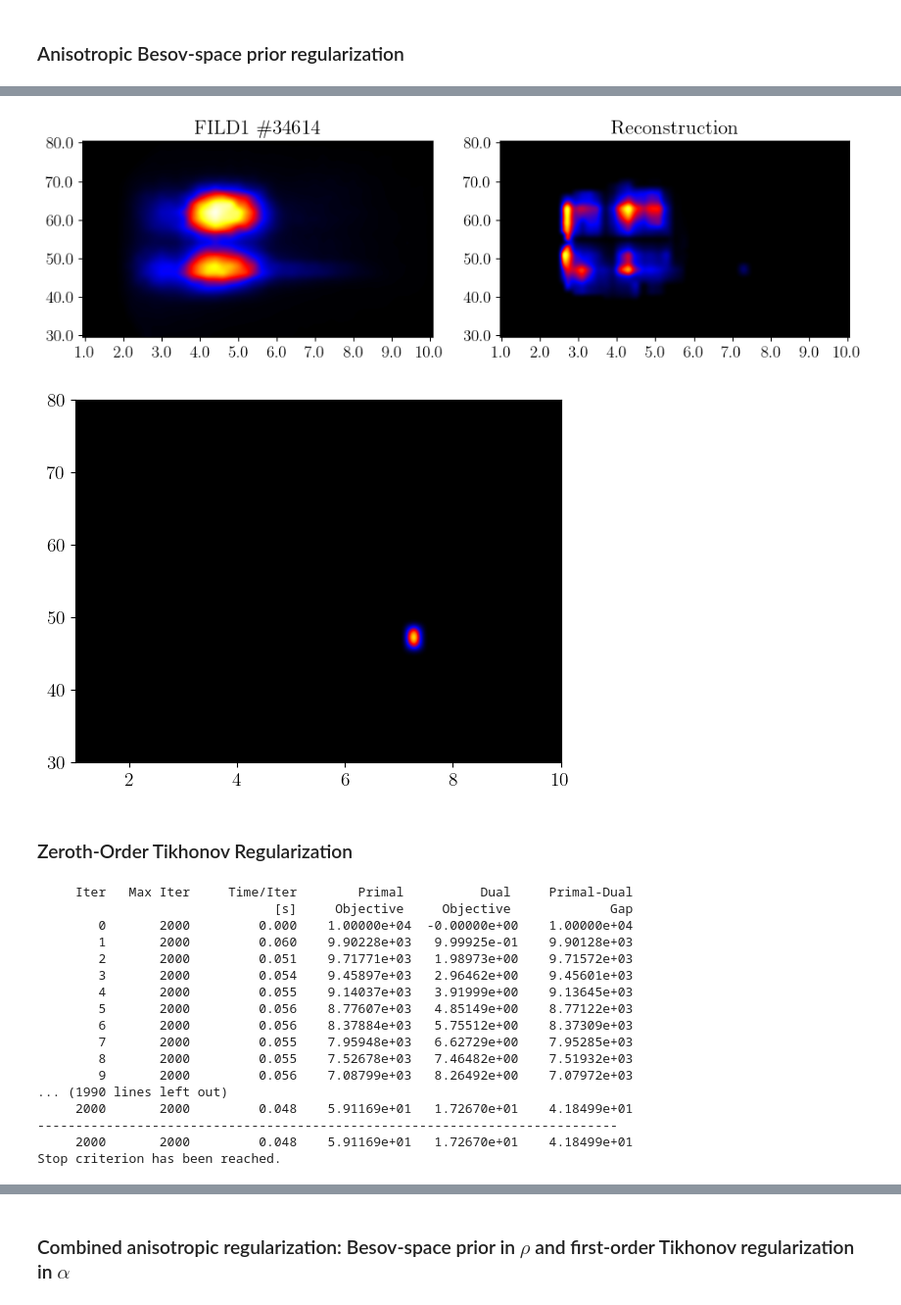
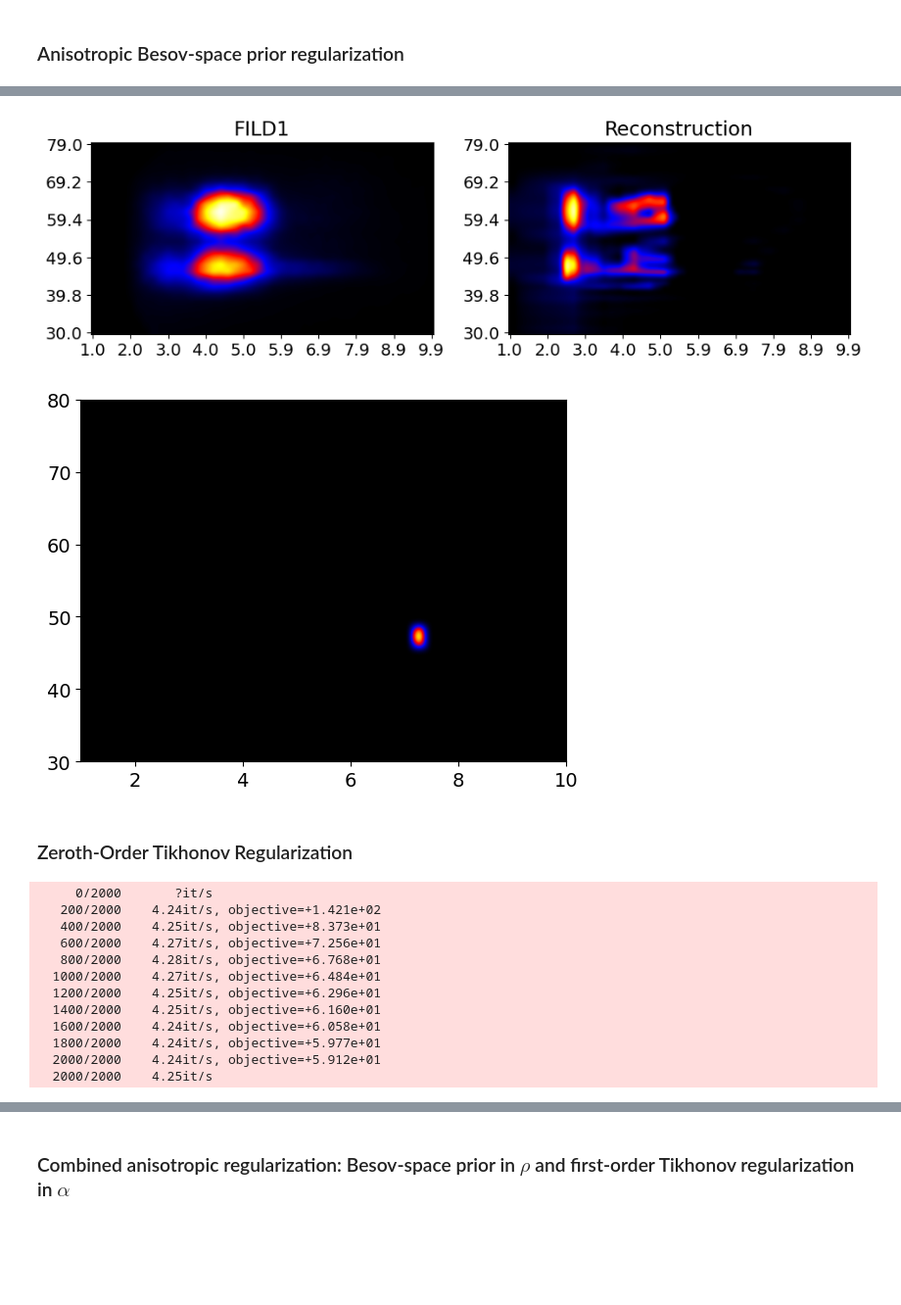
Before and after one commit to TomographicImaging/CIL-User-Showcase, a Jupyter notebook: 013_anisotropic_regularization_for_FILD_measurements/013_anisotropic_regularization_for_FILD_measurements.ipynb, the cells around one changed output, grey strips where cells are left out. Shown: that part at 98% size. Drawn from its saved outputs; the diff is of its cells as text; code cells hidden in the pictures; blank space fills up the shorter version.

Commit message:
Wavelet.py replaced by CIL import, max iterations removed, update objective interval changed and callbacks changed for better visualisation in rendered notebook

```diff
--- a/013_anisotropic_regularization_for_FILD_measurements/013_anisotropic_regularization_for_FILD_measurements.ipynb
+++ b/013_anisotropic_regularization_for_FILD_measurements/013_anisotropic_regularization_for_FILD_measurements.ipynb
@@ -86,9 +85,9 @@ The following section sets up the computational environment using CIL and necess
 # %%
 import matplotlib.pyplot as plt
 from matplotlib import rcParams
-rcParams['font.family'] = 'serif'
-rcParams['font.serif'] = ['Computer Modern Roman']
-rcParams['text.usetex'] = True
+#rcParams['font.family'] = 'serif'
+#rcParams['font.serif'] = ['Computer Modern Roman']
+#rcParams['text.usetex'] = True
 rcParams.update({'font.size': 14})
 from manolo_colormap import manolo_colormap
 from matplotlib.colors import ListedColormap
@@ -98,11 +97,11 @@ from netCDF4 import Dataset
 import numpy as np
 from scipy.interpolate import RegularGridInterpolator
 from cil.framework import ImageGeometry
-from cil.optimisation.operators import BlockOperator, FiniteDifferenceOperator, IdentityOperator
+from cil.optimisation.operators import BlockOperator, FiniteDifferenceOperator, IdentityOperator, WaveletOperator
 from cil.optimisation.functions import IndicatorBox, BlockFunction, L2NormSquared, L1Norm
 from cil.optimisation.algorithms import PDHG
+from cil.optimisation.utilities import callbacks
 from my_custom_operator import MyCustomOperator
-from WaveletOperator import WaveletOperator
 # %% [markdown]
 <a id="operators"></a>
 ## 4. Custom Operators
@@ -634,8 +621,8 @@ G = IndicatorBox(lower=0, upper=muA * mask)
 sigma = 1.0
 initial = dg.allocate(0.0)
 
-pdhg_algorithm = PDHG(initial=initial, f=F, g=G, operator=K, sigma=sigma, max_iteration=10000)
+pdhg_algorithm = PDHG(initial=initial, f=F, g=G, operator=K, sigma=sigma, update_objective_interval=200)
 # %%
-results = pdhg_algorithm.run(3000, verbose=0)
+pdhg_algorithm.run(3000, verbose=2, callbacks=[callbacks.TextProgressCallback()])
 result = pdhg_algorithm.get_output()
 result_array = result.array
@@ -642,25 +647,25 @@ result_array = result.array
 # %%
 result_array_2D = result_array.reshape((51,91))
 
 num_xticks = 10;num_yticks = 6;xtick_positions = np.linspace(0, b_2D.shape[1]-1, num_xticks).astype(int);xtick_labels = np.round(new_x[xtick_positions], 1)
 ytick_positions = np.linspace(0, b_2D.shape[0]-1, num_yticks).astype(int);ytick_labels = np.round(new_y[ytick_positions], 1)
 
 plt.figure(figsize=(10, 5))
-ax1 = plt.subplot(121);im1 = ax1.imshow(b_2D, cmap=manolo_cmap, interpolation='bicubic', origin='lower');ax1.set_title('FILD1 \#34614')
+ax1 = plt.subplot(121);im1 = ax1.imshow(b_2D, cmap=manolo_cmap, interpolation='bicubic', origin='lower');ax1.set_title('FILD1')
 ax1.set_xticks(xtick_positions);ax1.set_xticklabels(xtick_labels);ax1.set_yticks(ytick_positions);ax1.set_yticklabels(ytick_labels)
 ax2 = plt.subplot(122);im2 = ax2.imshow(result_array_2D, cmap=manolo_cmap, interpolation='bicubic', origin='lower');ax2.set_title('Reconstruction')
 ax2.set_xticks(xtick_positions);ax2.set_xticklabels(xtick_labels);ax2.set_yticks(ytick_positions);ax2.set_yticklabels(ytick_labels)
 
 plt.tight_layout()
 # %% [output]
-[figure, old version]
+[figure, new version]
 # %%
 result_array_2D_HEF = result_array_2D.copy()
 result_array_2D_HEF[:, 0:49] = 0
 fig, ax = plt.subplots()
 im = ax.imshow(result_array_2D_HEF, cmap=manolo_cmap, interpolation='bicubic', origin='lower', extent=[new_x.min(), new_x.max(), new_y.min(), new_y.max()], aspect='auto')
 # %% [output]
-[figure, old version]
+[figure, new version]
 # %% [markdown]
 ### Zeroth-Order Tikhonov Regularization
 # %%
@@ -688,28 +693,23 @@ G = IndicatorBox(lower = 0)
 sigma = 1.0
 initial = dg.allocate(0.0)
 
-pdhg_algorithm = PDHG(initial=initial, f=F, g=G, operator=K, sigma=sigma, max_iteration=2000)
-results = pdhg_algorithm.run(2000, verbose=2)
+pdhg_algorithm = PDHG(initial=initial, f=F, g=G, operator=K, sigma=sigma, update_objective_interval=200)
+pdhg_algorithm.run(2000, verbose=2, callbacks=[callbacks.TextProgressCallback()])
 result = pdhg_algorithm.get_output()
 result_array = result.array
 # %% [output]
-     Iter   Max Iter     Time/Iter        Primal          Dual     Primal-Dual
-                               [s]     Objective     Objective             Gap
-        0       2000         0.000    1.00000e+04  -0.00000e+00    1.00000e+04
-        1       2000         0.060    9.90228e+03   9.99925e-01    9.90128e+03
-        2       2000         0.051    9.71771e+03   1.98973e+00    9.71572e+03
-        3       2000         0.054    9.45897e+03   2.96462e+00    9.45601e+03
-        4       2000         0.055    9.14037e+03   3.91999e+00    9.13645e+03
-        5       2000         0.056    8.77607e+03   4.85149e+00    8.77122e+03
-        6       2000         0.056    8.37884e+03   5.75512e+00    8.37309e+03
-        7       2000         0.055    7.95948e+03   6.62729e+00    7.95285e+03
-        8       2000         0.055    7.52678e+03   7.46482e+00    7.51932e+03
-        9       2000         0.056    7.08799e+03   8.26492e+00    7.07972e+03
-... (1990 lines left out)
-     2000       2000         0.048    5.91169e+01   1.72670e+01    4.18499e+01
-----------------------------------------------------------------------------
-     2000       2000         0.048    5.91169e+01   1.72670e+01    4.18499e+01
-Stop criterion has been reached.
+     0/2000       ?it/s
+   200/2000    4.24it/s, objective=+1.421e+02
+   400/2000    4.25it/s, objective=+8.373e+01
+   600/2000    4.27it/s, objective=+7.256e+01
+   800/2000    4.28it/s, objective=+6.768e+01
+  1000/2000    4.27it/s, objective=+6.484e+01
+  1200/2000    4.25it/s, objective=+6.296e+01
+  1400/2000    4.25it/s, objective=+6.160e+01
+  1600/2000    4.24it/s, objective=+6.058e+01
+  1800/2000    4.24it/s, objective=+5.977e+01
+  2000/2000    4.24it/s, objective=+5.912e+01
+  2000/2000    4.25it/s
 # %%
 result_array_2D = result_array.reshape((51,91))
 num_xticks = 10;num_yticks = 6;xtick_positions = np.linspace(0, b_2D.shape[1]-1, num_xticks).astype(int);xtick_labels = np.round(new_x[xtick_positions], 1)
```
Also changed, not shown: parts of 19 cells of this notebook.
